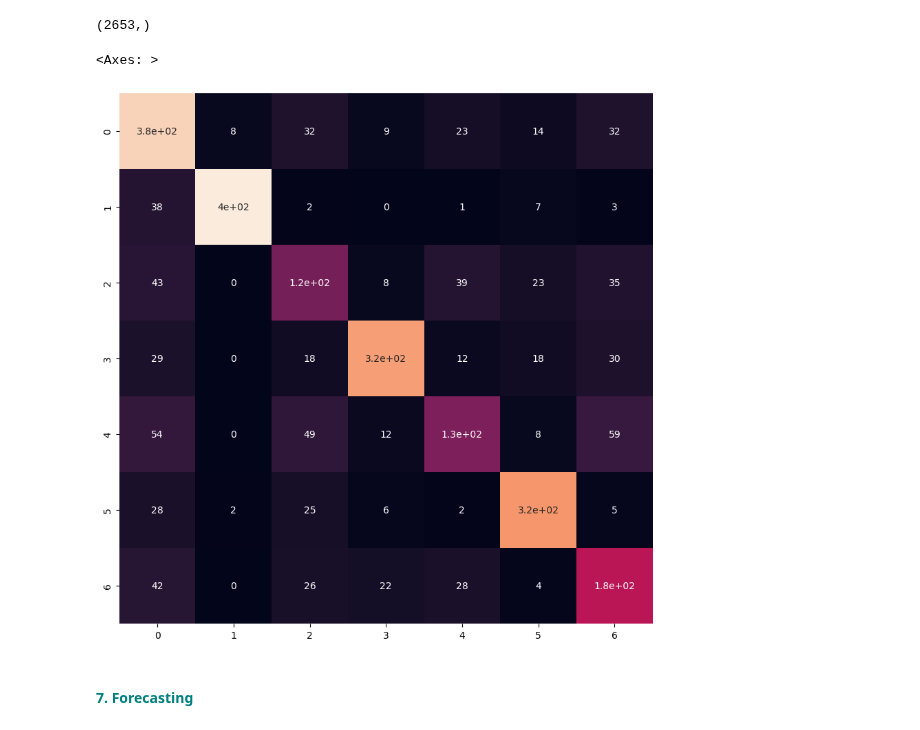
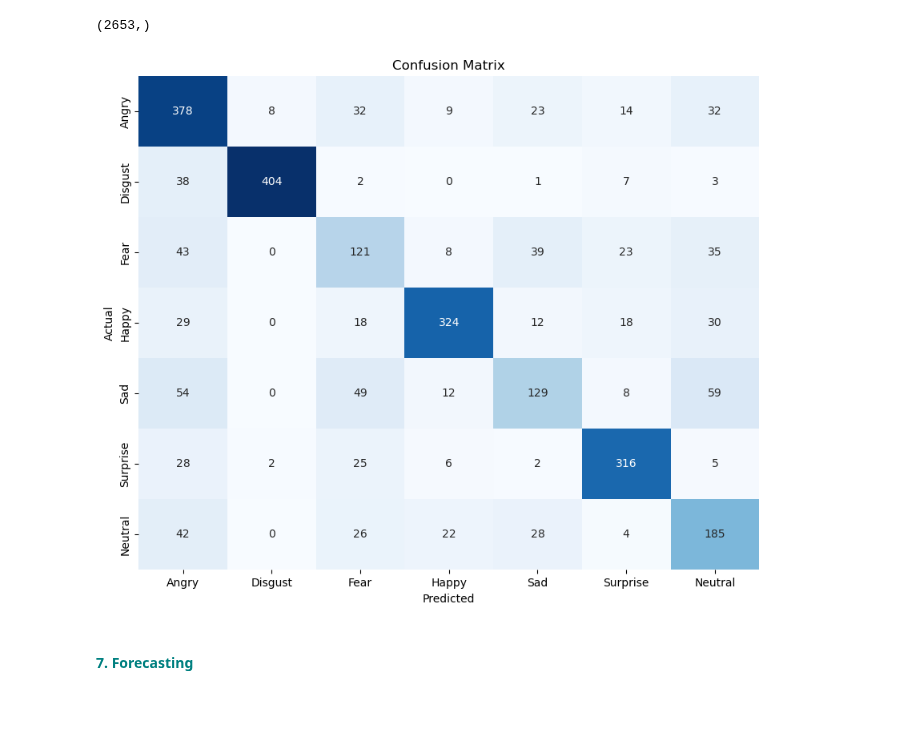
Before and after one commit to sabheen9/CapStone3-Facial_Expression_Classification, a Jupyter notebook: notebooks/Facial_Expression_Classification.ipynb, the cells around one changed output. Saved outputs shown, nothing was run; the diff lists cells and outputs as text; code cells hidden in the pictures.

```diff
--- a/notebooks/Facial_Expression_Classification.ipynb
+++ b/notebooks/Facial_Expression_Classification.ipynb
@@ -603,14 +603,24 @@ y_true = np.argmax(y_Test, axis=-1)
 y_true.shape
 # %% [output]
 (2653,)
-# %%
-from sklearn.metrics import confusion_matrix
-cm = confusion_matrix(y_true, predicted_classes)
-plt.figure(figsize = (10, 10))
-sns.heatmap(cm, annot = True, cbar = False)
-# %% [output]
-<Axes: >
-[figure, removed]
+# %%
+# Your emotion labels
+emotions_labels = {0: 'Angry', 1: 'Disgust', 2: 'Fear', 3: 'Happy', 4: 'Sad', 5: 'Surprise', 6: 'Neutral'}
+
+# Assuming 'y_true' is the true labels and 'predicted_classes' is the predicted labels
+cm = confusion_matrix(y_true, predicted_classes)
+
+# Create a DataFrame from the confusion matrix
+cm_df = pd.DataFrame(cm, index=emotions_labels.values(), columns=emotions_labels.values())
+
+plt.figure(figsize=(10, 8))
+sns.heatmap(cm_df, annot=True, fmt="d", cmap="Blues", cbar=False)
+plt.xlabel("Predicted")
+plt.ylabel("Actual")
+plt.title("Confusion Matrix")
+plt.show()
+# %% [output]
+[figure, added]
 # %% [markdown]
 #### **<font color='teal'> 7. Forecasting  </font>**
 # %%
```
